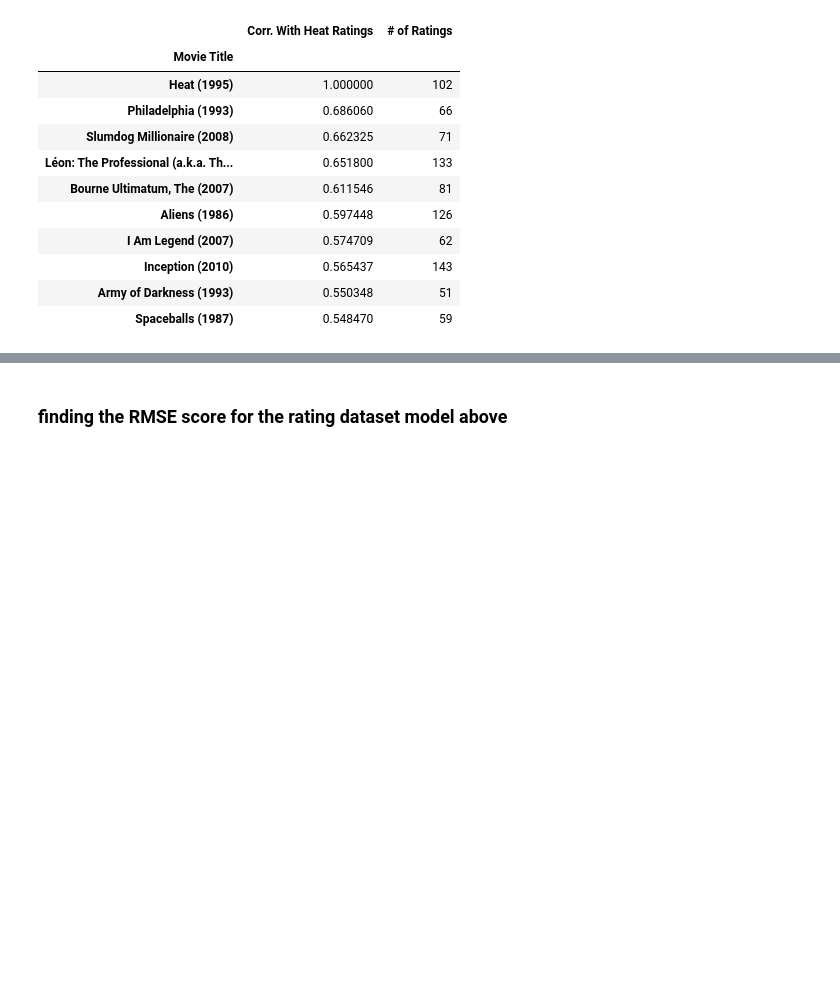
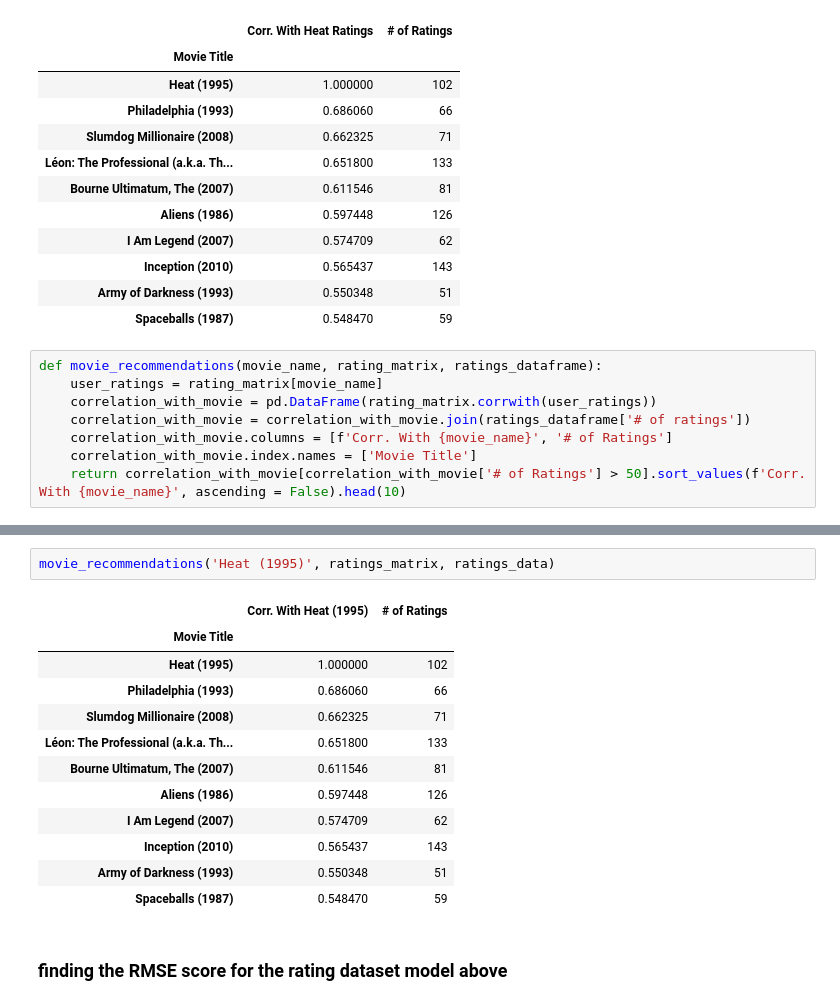
Before and after one commit to asval211/movie_recommendations, a Jupyter notebook: notebooks/mallory/final_notebook.ipynb, the cells around one changed output, grey strips where cells are left out. Drawn from its saved outputs; the diff is of its cells as text; blank space fills up the shorter version.

```diff
--- a/notebooks/mallory/final_notebook.ipynb
+++ b/notebooks/mallory/final_notebook.ipynb
@@ -150,3 +144,11 @@ correlation_with_heat[correlation_with_heat['# of Ratings'] > 50].sort_values('C
 | Inception (2010) | 0.565437 | 143 |
 | Army of Darkness (1993) | 0.550348 | 51 |
 | Spaceballs (1987) | 0.548470 | 59 |
+# %%
+def movie_recommendations(movie_name, rating_matrix, ratings_dataframe):
+    user_ratings = rating_matrix[movie_name]
+    correlation_with_movie = pd.DataFrame(rating_matrix.corrwith(user_ratings))
+    correlation_with_movie = correlation_with_movie.join(ratings_dataframe['# of ratings'])
+    correlation_with_movie.columns = [f'Corr. With {movie_name}', '# of Ratings']
+    correlation_with_movie.index.names = ['Movie Title']
+    return correlation_with_movie[correlation_with_movie['# of Ratings'] > 50].sort_values(f'Corr. With {movie_name}', ascending = False).head(10)
@@ -153,3 +172,18 @@ correlation_with_heat[correlation_with_heat['# of Ratings'] > 50].sort_values('C
+# %%
+movie_recommendations('Heat (1995)', ratings_matrix, ratings_data)
+# %% [output]
+|  | Corr. With Heat (1995) | # of Ratings |
+| Movie Title |  |  |
+| Heat (1995) | 1.000000 | 102 |
+| Philadelphia (1993) | 0.686060 | 66 |
+| Slumdog Millionaire (2008) | 0.662325 | 71 |
+| Léon: The Professional (a.k.a. Th... | 0.651800 | 133 |
+| Bourne Ultimatum, The (2007) | 0.611546 | 81 |
+| Aliens (1986) | 0.597448 | 126 |
+| I Am Legend (2007) | 0.574709 | 62 |
+| Inception (2010) | 0.565437 | 143 |
+| Army of Darkness (1993) | 0.550348 | 51 |
+| Spaceballs (1987) | 0.548470 | 59 |
 # %% [markdown]
 ### finding the RMSE score for the  rating dataset model above
 # %%
```
Also changed, not shown: parts of 2 cells of this notebook.
